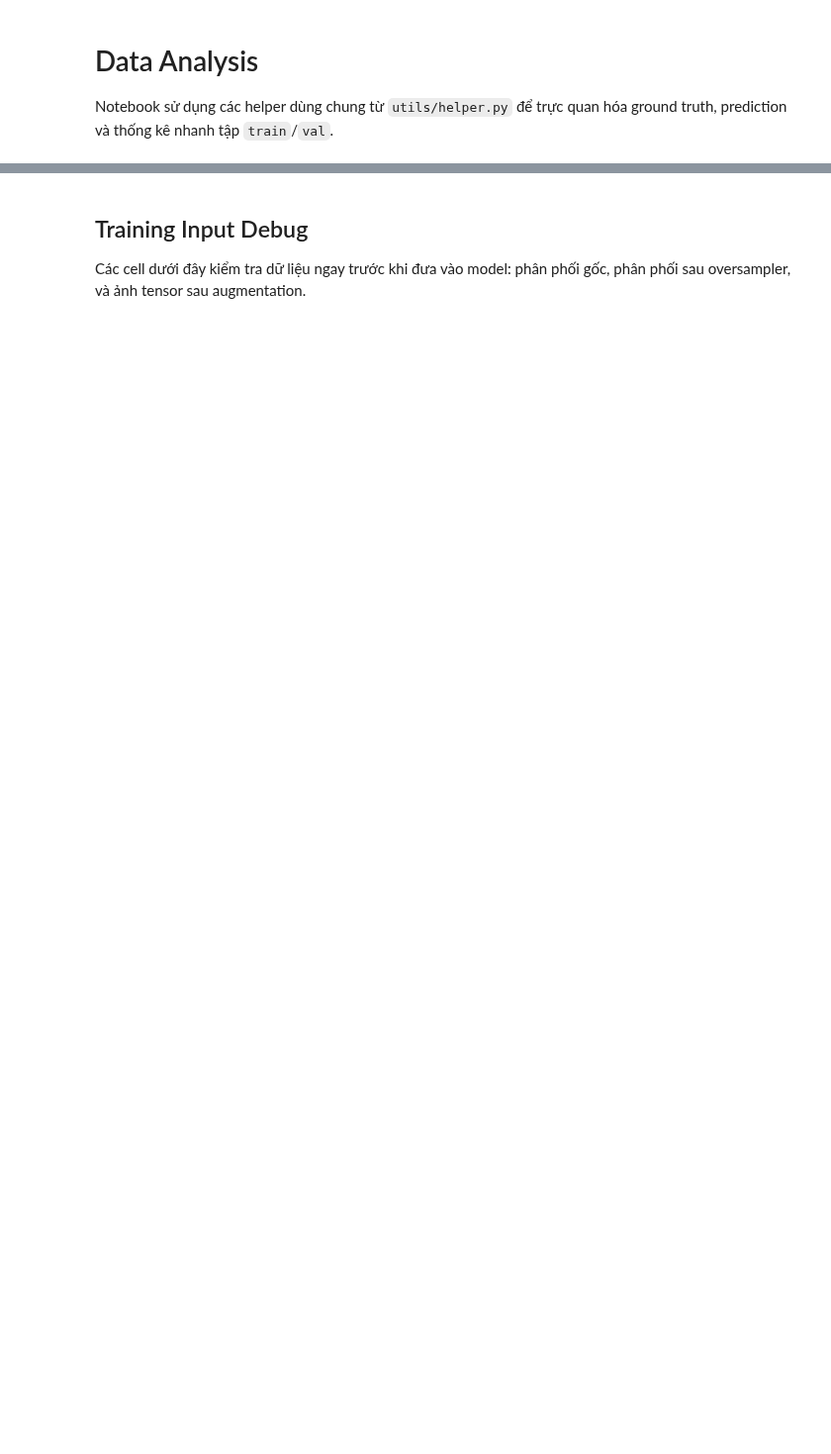
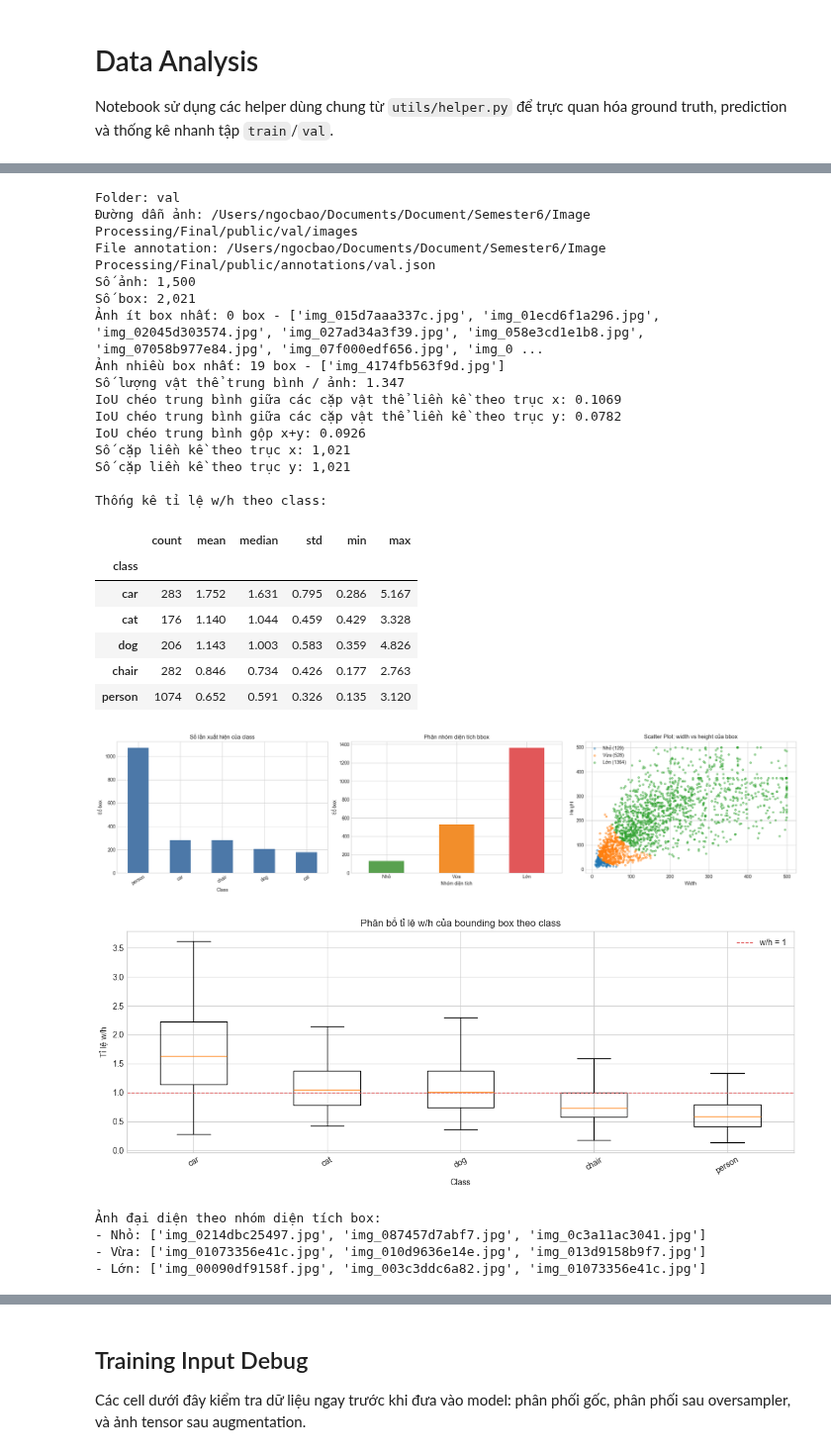
Before and after one commit to ngocbao220/IM-object-detection, a Jupyter notebook: notebooks/data_analysis.ipynb, the cells around one changed output, grey strips where cells are left out. Shown at 99% size. Saved outputs shown, nothing was run; the diff lists cells and outputs as text; code cells hidden in the pictures; blank space fills up the shorter version.

```diff
--- a/notebooks/data_analysis.ipynb
+++ b/notebooks/data_analysis.ipynb
@@ -221,28 +213,34 @@ def show_stats(folder="train", data_root=None, area_thresholds=(32 * 32, 96 * 96
             row_idx += 1
         plt.tight_layout()
         plt.show()
-
-    summary = {
-        "folder": split,
-        "num_images": num_images,
-        "num_boxes": num_boxes,
-        "min_boxes": {"count": min_box_count, "image_ids": min_box_images},
-        "max_boxes": {"count": max_box_count, "image_ids": max_box_images},
-        "class_counts": class_counts,
-        "area_counts": area_counts.to_dict(),
-        "aspect_ratio_stats": aspect_ratio_df,
-        "representative_images": representative_images,
-        "avg_objects_per_image": avg_objects_per_image,
-        "mean_adjacent_iou_x": mean_adjacent_iou_x,
-        "mean_adjacent_iou_y": mean_adjacent_iou_y,
-        "mean_adjacent_iou_xy": mean_adjacent_iou_xy,
-        "adjacent_iou_count_x": len(adjacent_ious_x),
-        "adjacent_iou_count_y": len(adjacent_ious_y),
-        "adjacent_pairs_x": adjacent_pairs_x,
-        "adjacent_pairs_y": adjacent_pairs_y,
-        "box_dataframe": box_df,
-        "class_dataframe": class_df,
-    }
-    return summary
 # %%
-show_stats("train")
+show_stats("val")
+# %% [output]
+Folder: val
+Đường dẫn ảnh: /Users/ngocbao/Documents/Document/Semester6/Image Processing/Final/public/val/images
+File annotation: /Users/ngocbao/Documents/Document/Semester6/Image Processing/Final/public/annotations/val.json
+Số ảnh: 1,500
+Số box: 2,021
+Ảnh ít box nhất: 0 box - ['img_015d7aaa337c.jpg', 'img_01ecd6f1a296.jpg', 'img_02045d303574.jpg', 'img_027ad34a3f39.jpg', 'img_058e3cd1e1b8.jpg', 'img_07058b977e84.jpg', 'img_07f000edf656.jpg', 'img_0 ...
+Ảnh nhiều box nhất: 19 box - ['img_4174fb563f9d.jpg']
+Số lượng vật thể trung bình / ảnh: 1.347
+IoU chéo trung bình giữa các cặp vật thể liền kề theo trục x: 0.1069
+IoU chéo trung bình giữa các cặp vật thể liền kề theo trục y: 0.0782
+IoU chéo trung bình gộp x+y: 0.0926
+Số cặp liền kề theo trục x: 1,021
+Số cặp liền kề theo trục y: 1,021
+
+Thống kê tỉ lệ w/h theo class:
+|  | count | mean | median | std | min | max |
+| class |  |  |  |  |  |  |
+| car | 283 | 1.752 | 1.631 | 0.795 | 0.286 | 5.167 |
+| cat | 176 | 1.140 | 1.044 | 0.459 | 0.429 | 3.328 |
+| dog | 206 | 1.143 | 1.003 | 0.583 | 0.359 | 4.826 |
+| chair | 282 | 0.846 | 0.734 | 0.426 | 0.177 | 2.763 |
+| person | 1074 | 0.652 | 0.591 | 0.326 | 0.135 | 3.120 |
+[figure, added]
+[figure, added]
+Ảnh đại diện theo nhóm diện tích box:
+- Nhỏ: ['img_0214dbc25497.jpg', 'img_087457d7abf7.jpg', 'img_0c3a11ac3041.jpg']
+- Vừa: ['img_01073356e41c.jpg', 'img_010d9636e14e.jpg', 'img_013d9158b9f7.jpg']
+- Lớn: ['img_00090df9158f.jpg', 'img_003c3ddc6a82.jpg', 'img_01073356e41c.jpg']
```
Also changed, not shown: parts of 11 cells of this notebook, 22 other files.
